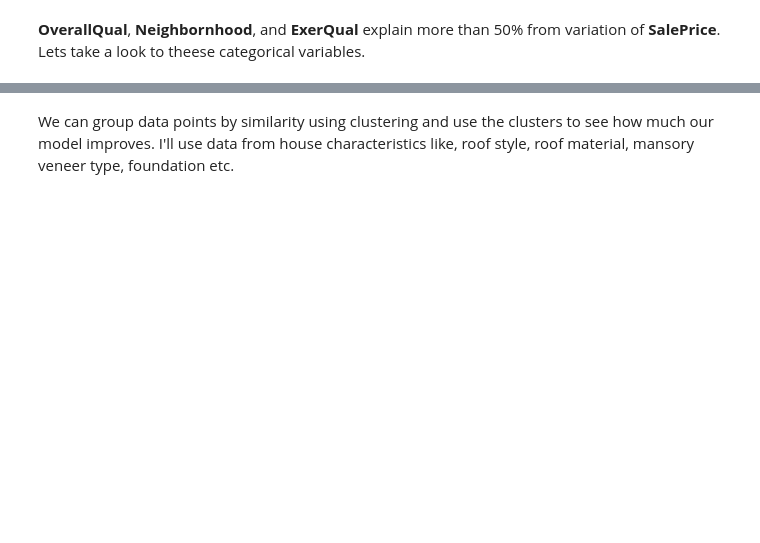
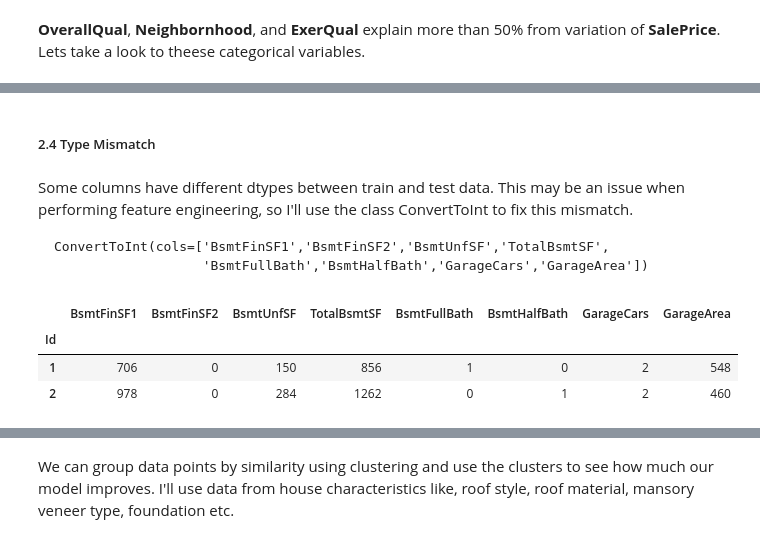
Before and after one commit to maikereis/house_prices, a Jupyter notebook: house_prices.ipynb, the cells around one changed output, grey strips where cells are left out. Cells and saved outputs as stored; diff of their text form; code cells hidden in the pictures; blank space fills up the shorter version.

```diff
--- a/house_prices.ipynb
+++ b/house_prices.ipynb
@@ -511,0 +817,2 @@ score_dataset(X_train_pipe1, y_train)
+# %% [markdown]
+##### 2.4 Type Mismatch
@@ -511,0 +840,12 @@ score_dataset(X_train_pipe1, y_train)
+# %% [markdown]
+Some columns have different dtypes between train and test data. This may be an issue when performing feature engineering, so I'll use the class ConvertToInt to fix this mismatch.
+
+    ConvertToInt(cols=['BsmtFinSF1','BsmtFinSF2','BsmtUnfSF','TotalBsmtSF',
+                       'BsmtFullBath','BsmtHalfBath','GarageCars','GarageArea'])
+# %%
+X.loc[:, X_test.dtypes != X.dtypes].head(2)
+# %% [output]
+|  | BsmtFinSF1 | BsmtFinSF2 | BsmtUnfSF | TotalBsmtSF | BsmtFullBath | BsmtHalfBath | GarageCars | GarageArea |
+| Id |  |  |  |  |  |  |  |  |
+| 1 | 706 | 0 | 150 | 856 | 1 | 0 | 2 | 548 |
+| 2 | 978 | 0 | 284 | 1262 | 0 | 1 | 2 | 460 |
```
Also changed, not shown: parts of 168 cells of this notebook, 3 other files.
